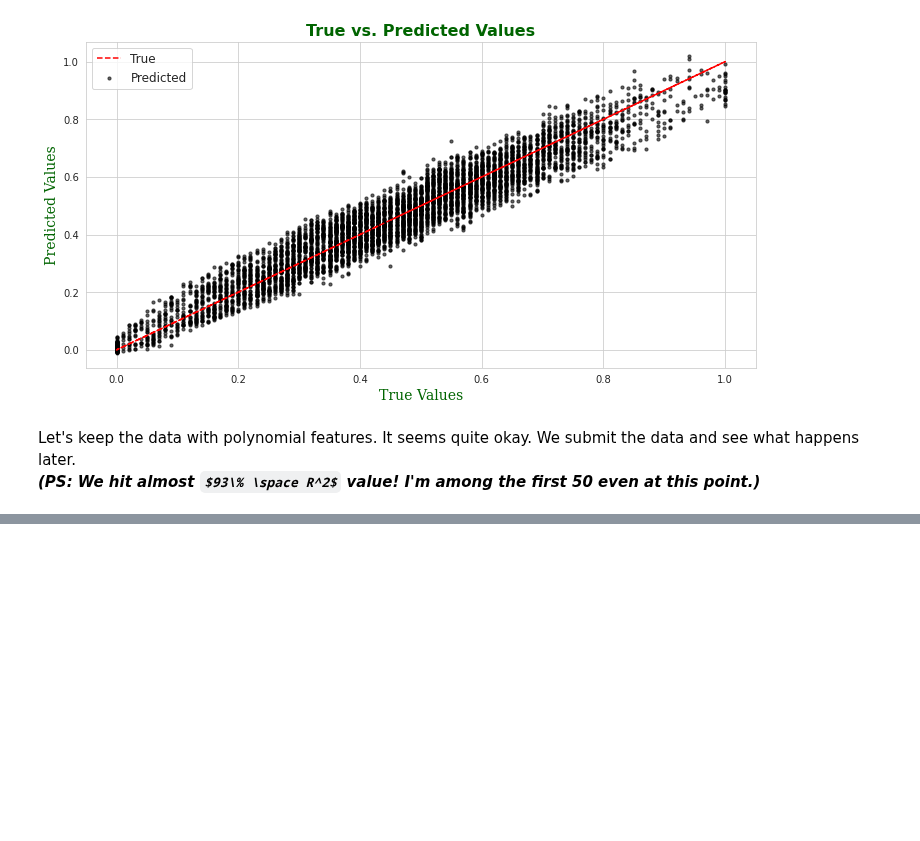
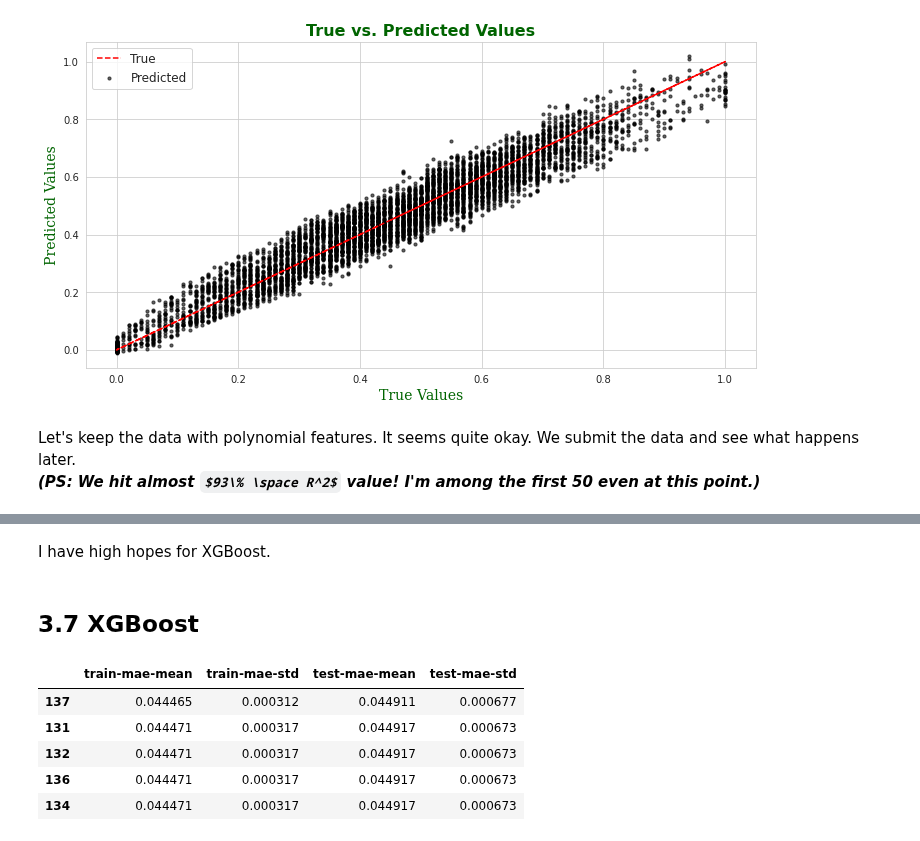
Before and after one commit to gulmert89/bootcamp_files, a Jupyter notebook: burning_out.ipynb, the cells around one changed output, grey strips where cells are left out. Drawn from its saved outputs; the diff is of its cells as text; code cells hidden in the pictures; some formulas as TeX source; blank space fills up the shorter version.

```diff
--- a/burning_out.ipynb
+++ b/burning_out.ipynb
@@ -869,0 +1093,4 @@ del lasso_CV_score, ridge_CV_score, elasticNet_CV_score, poly, lasso_CV_poly,\
+# %% [markdown]
+I have high hopes for XGBoost.
+# %% [markdown]
+## 3.7 XGBoost
@@ -869,0 +1099,29 @@ del lasso_CV_score, ridge_CV_score, elasticNet_CV_score, poly, lasso_CV_poly,\
+# %%
+xgb_dmatrix = xgb.DMatrix(data=X_train_std, label=y_train)
+
+
+xgb_params = {"objective":"reg:squarederror",
+              "max_depth":4,
+              "silent":False,
+              "n_jobs":-1,
+              "colsample_bytree":0.3,
+              "gamma":0.1,
+              "learning_rate":0.3,
+              "min_child_weight":3,
+              "n_estimators":100}
+xgb_gridCV = xgb.cv(params=xgb_params,
+                    dtrain=xgb_dmatrix,
+                    nfold=10,
+                    early_stopping_rounds=20,
+                    metrics="mae",
+                    as_pandas=True,
+                    seed=19,
+                    num_boost_round=200)
+xgb_gridCV.sort_values(by="test-mae-mean").head()
+# %% [output]
+|  | train-mae-mean | train-mae-std | test-mae-mean | test-mae-std |
+| 137 | 0.044465 | 0.000312 | 0.044911 | 0.000677 |
+| 131 | 0.044471 | 0.000317 | 0.044917 | 0.000673 |
+| 132 | 0.044471 | 0.000317 | 0.044917 | 0.000673 |
+| 136 | 0.044471 | 0.000317 | 0.044917 | 0.000673 |
+| 134 | 0.044471 | 0.000317 | 0.044917 | 0.000673 |
```
Also changed, not shown: parts of 35 cells of this notebook.
